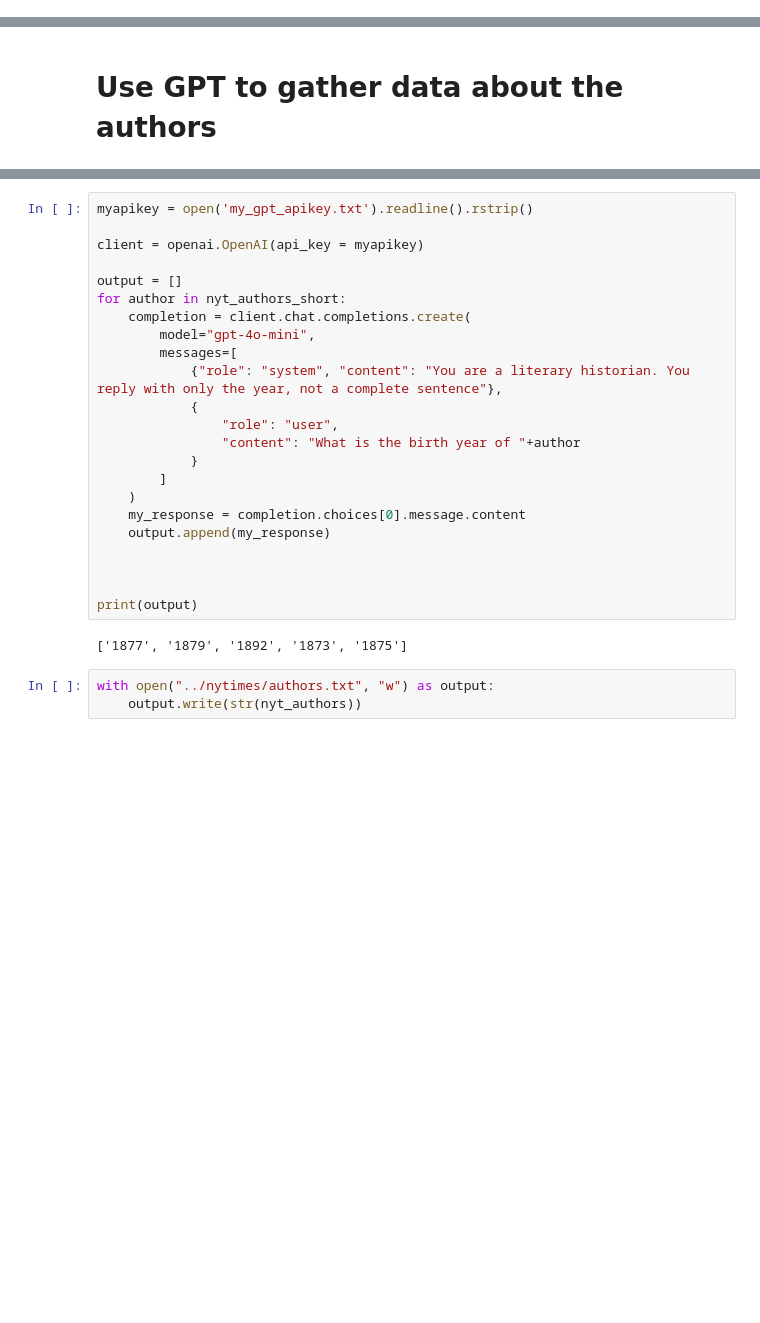
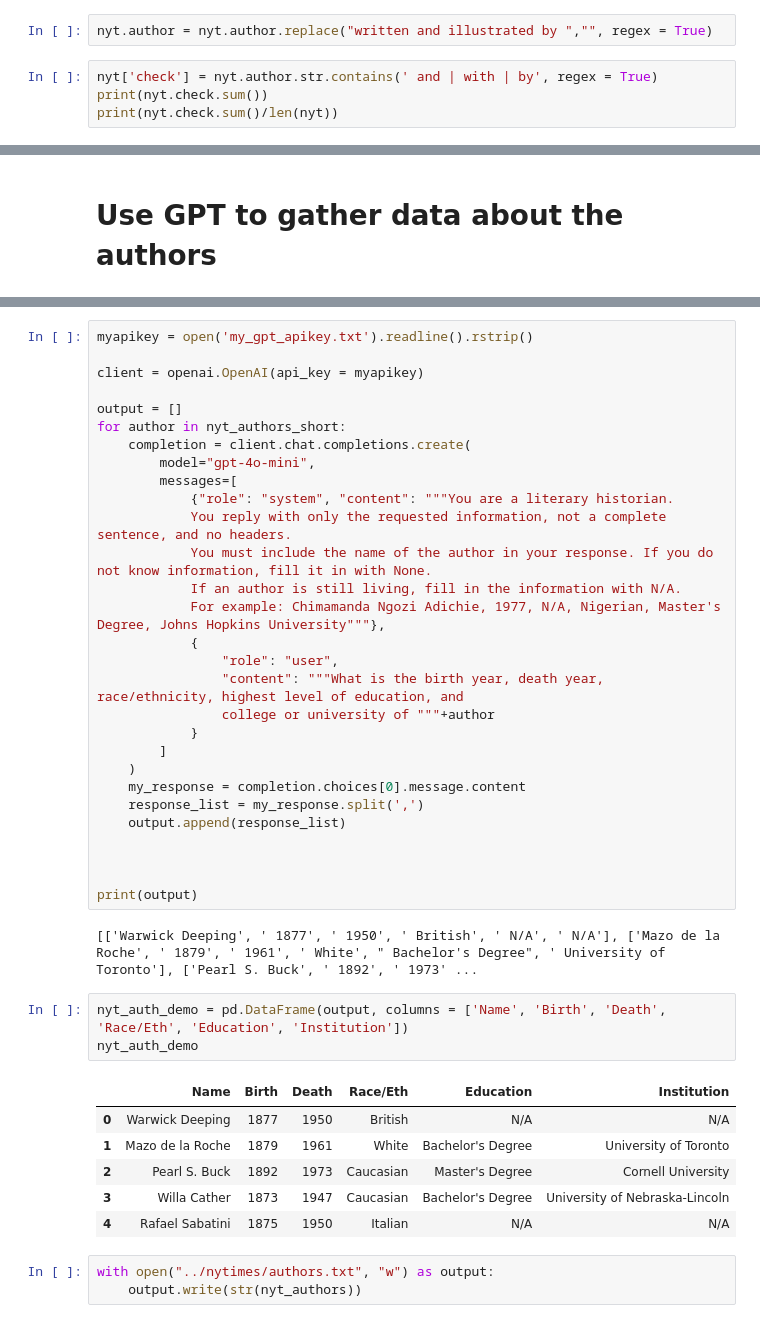
Before and after one commit to michellejm/nytimes-books, a Jupyter notebook: explore_nea_data.ipynb, the cells around one changed output, grey strips where cells are left out. Saved outputs shown, nothing was run; the diff lists cells and outputs as text; blank space fills up the shorter version.

```diff
--- a/explore_nea_data.ipynb
+++ b/explore_nea_data.ipynb
@@ -147,3 +147,9 @@ print(nyt.author)
 60384                    Fredrik Backman
 60385    Clive Cussler and Boyd Morrison
 Name: author, Length: 60386, dtype: object
+# %%
+nyt.author = nyt.author.replace("written and illustrated by ","", regex = True)
+# %%
+nyt['check'] = nyt.author.str.contains(' and | with | by', regex = True)
+print(nyt.check.sum())
+print(nyt.check.sum()/len(nyt))
@@ -177,21 +277,37 @@ for author in nyt_authors_short:
     completion = client.chat.completions.create(
         model="gpt-4o-mini",
         messages=[
-            {"role": "system", "content": "You are a literary historian. You reply with only the year, not a complete sentence"},
+            {"role": "system", "content": """You are a literary historian.
+            You reply with only the requested information, not a complete sentence, and no headers.
+            You must include the name of the author in your response. If you do not know information, fill it in with None.
+            If an author is still living, fill in the information with N/A.
+            For example: Chimamanda Ngozi Adichie, 1977, N/A, Nigerian, Master's Degree, Johns Hopkins University"""},
             {
                 "role": "user",
-                "content": "What is the birth year of "+author
+                "content": """What is the birth year, death year, race/ethnicity, highest level of education, and
+                college or university of """+author
             }
         ]
     )
     my_response = completion.choices[0].message.content
-    output.append(my_response)
+    response_list = my_response.split(',')
+    output.append(response_list)
 
 
 
 print(output)
 # %% [output]
-['1877', '1879', '1892', '1873', '1875']
+[['Warwick Deeping', ' 1877', ' 1950', ' British', ' N/A', ' N/A'], ['Mazo de la Roche', ' 1879', ' 1961', ' White', " Bachelor's Degree", ' University of Toronto'], ['Pearl S. Buck', ' 1892', ' 1973' ...
+# %%
+nyt_auth_demo = pd.DataFrame(output, columns = ['Name', 'Birth', 'Death', 'Race/Eth', 'Education', 'Institution'])
+nyt_auth_demo
+# %% [output]
+|  | Name | Birth | Death | Race/Eth | Education | Institution |
+| 0 | Warwick Deeping | 1877 | 1950 | British | N/A | N/A |
+| 1 | Mazo de la Roche | 1879 | 1961 | White | Bachelor's Degree | University of Toronto |
+| 2 | Pearl S. Buck | 1892 | 1973 | Caucasian | Master's Degree | Cornell University |
+| 3 | Willa Cather | 1873 | 1947 | Caucasian | Bachelor's Degree | University of Nebraska-Lincoln |
+| 4 | Rafael Sabatini | 1875 | 1950 | Italian | N/A | N/A |
 # %%
 with open("../nytimes/authors.txt", "w") as output:
     output.write(str(nyt_authors))
```
Also changed, not shown: parts of 9 cells of this notebook.
